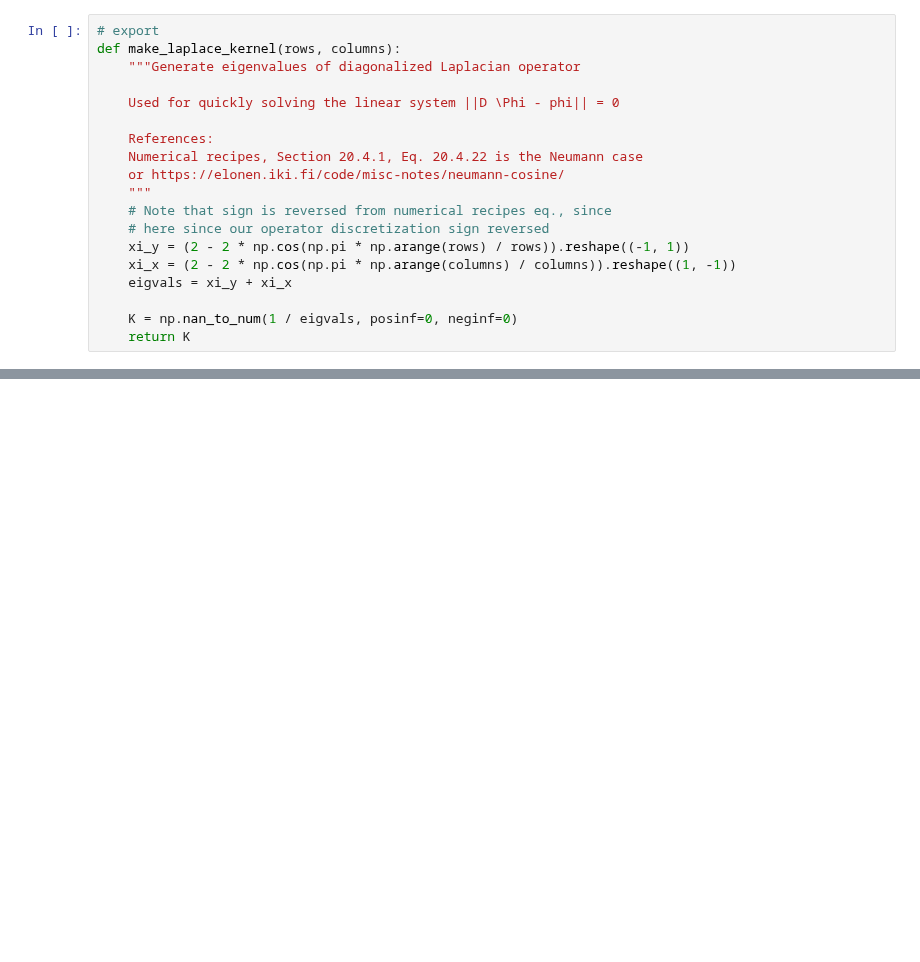
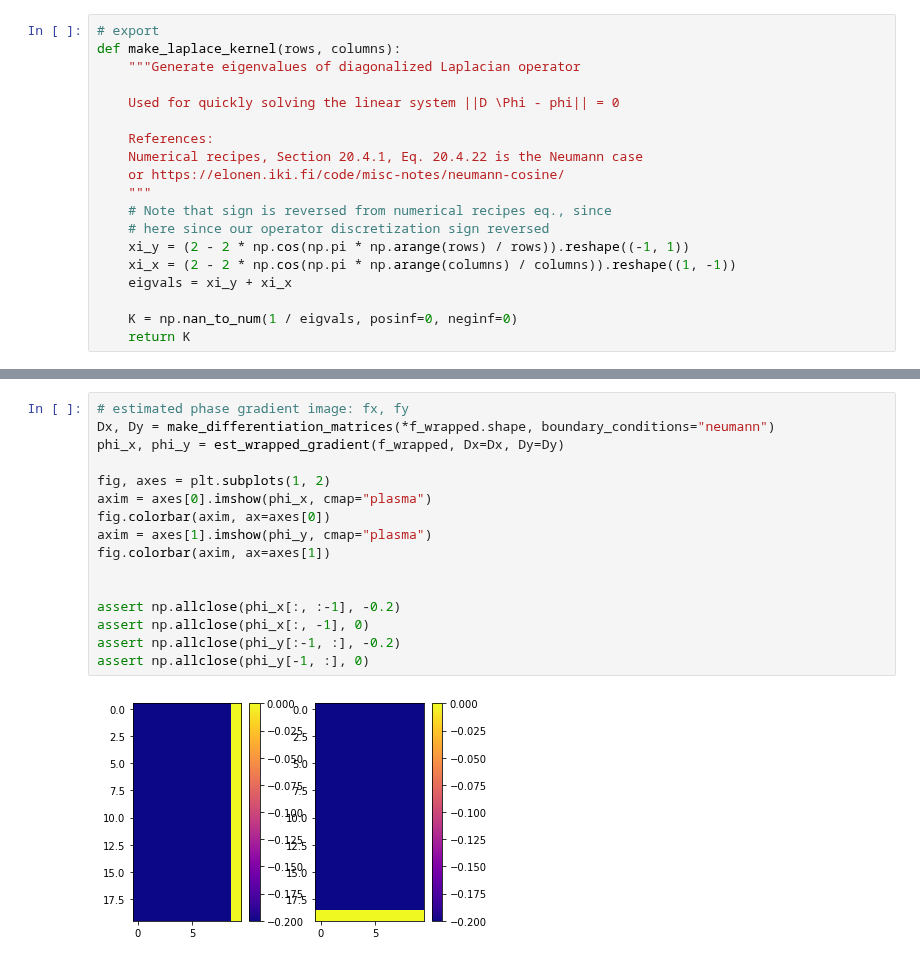
Before and after one commit to scottstanie/spurs, a Jupyter notebook: 00_core.ipynb, the cells around one changed output, grey strips where cells are left out. Saved outputs shown, nothing was run; the diff lists cells and outputs as text; blank space fills up the shorter version.

```diff
--- a/00_core.ipynb
+++ b/00_core.ipynb
@@ -231,0 +356,18 @@ def unwrap(
+# %%
+# estimated phase gradient image: fx, fy
+Dx, Dy = make_differentiation_matrices(*f_wrapped.shape, boundary_conditions="neumann")
+phi_x, phi_y = est_wrapped_gradient(f_wrapped, Dx=Dx, Dy=Dy)
+
+fig, axes = plt.subplots(1, 2)
+axim = axes[0].imshow(phi_x, cmap="plasma")
+fig.colorbar(axim, ax=axes[0])
+axim = axes[1].imshow(phi_y, cmap="plasma")
+fig.colorbar(axim, ax=axes[1])
+
+
+assert np.allclose(phi_x[:, :-1], -0.2)
+assert np.allclose(phi_x[:, -1], 0)
+assert np.allclose(phi_y[:-1, :], -0.2)
+assert np.allclose(phi_y[-1, :], 0)
+# %% [output]
+[figure, added]
```
Also changed, not shown: parts of 30 cells of this notebook, 6 other files.
